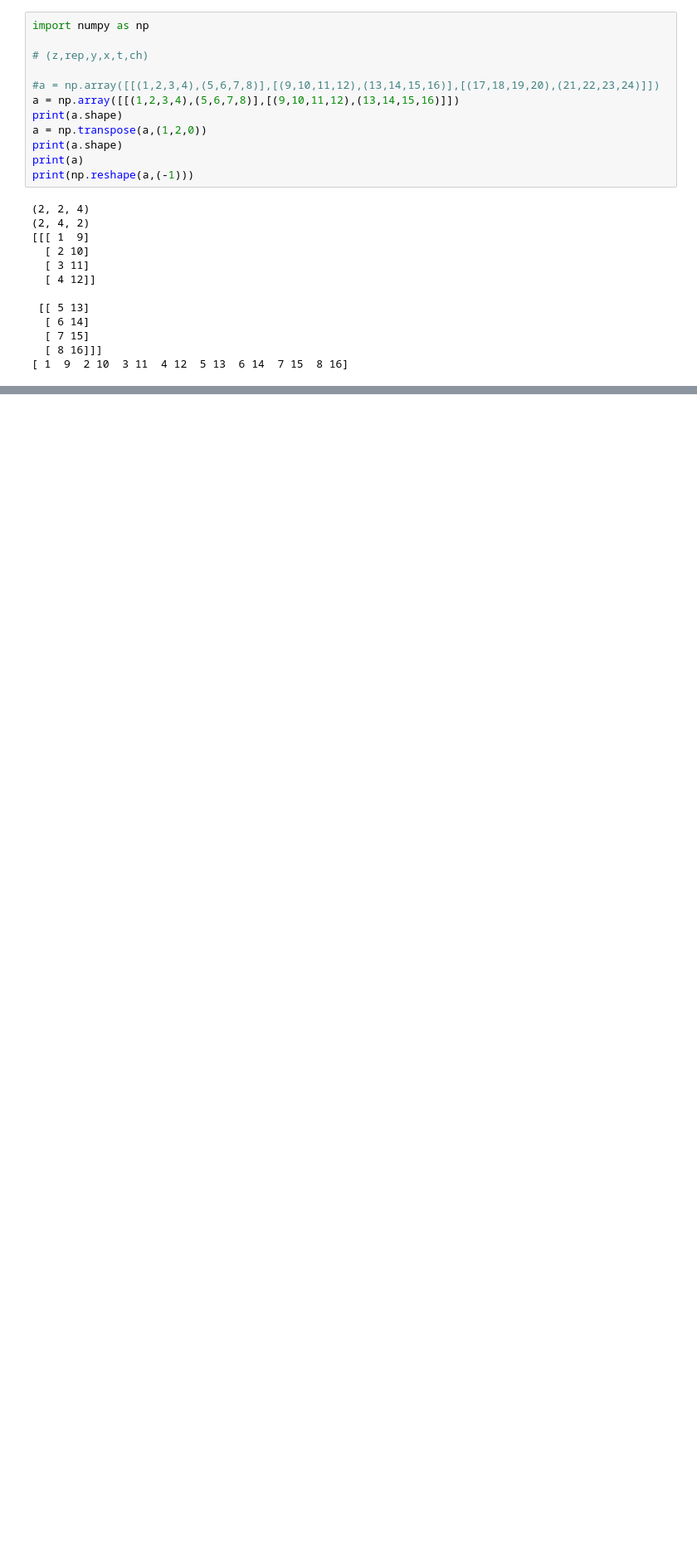
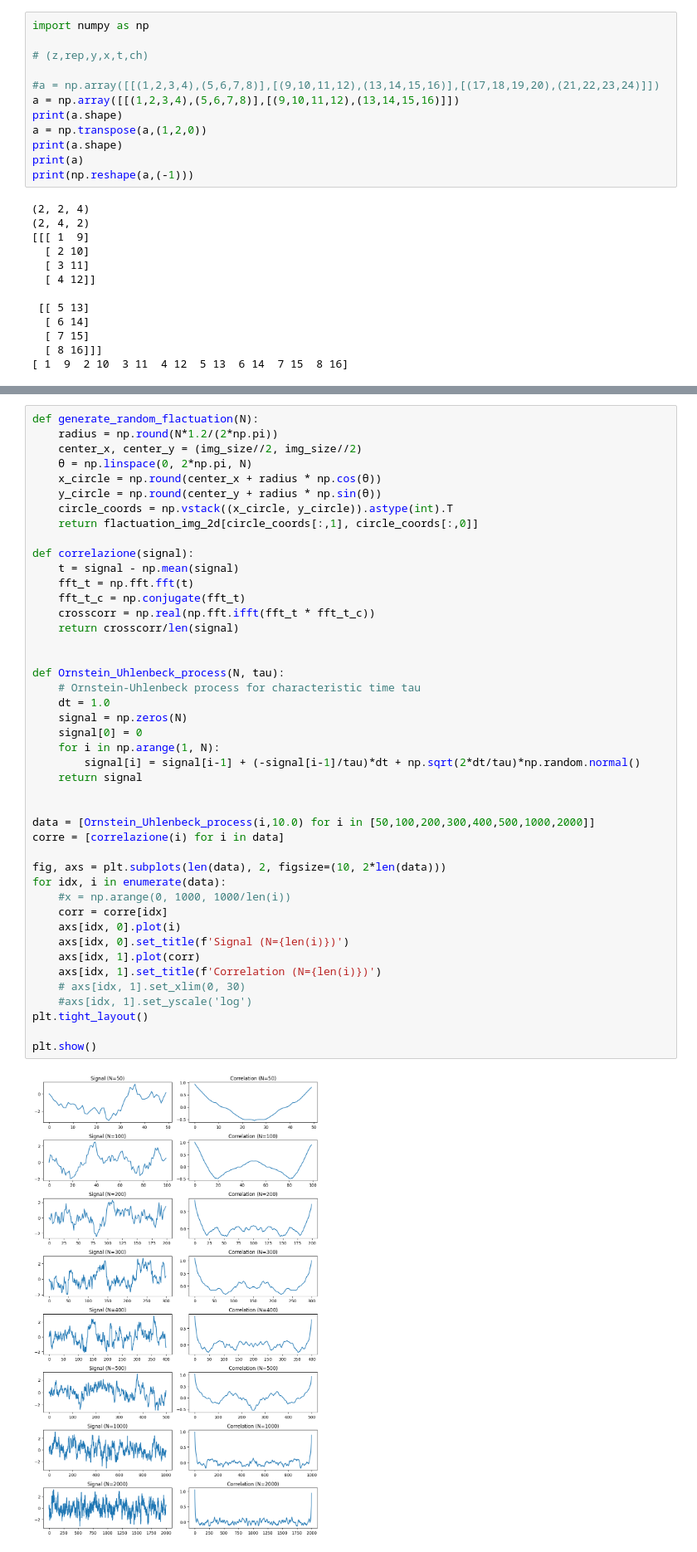
Before and after one commit to CarminatiGiovanni/tesi, a Jupyter notebook: test.ipynb, the cells around one changed output, grey strips where cells are left out. Shown at 83% size. Saved outputs shown, nothing was run; the diff lists cells and outputs as text; blank space fills up the shorter version.

```diff
--- a/test.ipynb
+++ b/test.ipynb
@@ -72,0 +133,46 @@ print(sigma_MC)
+# %%
+def generate_random_flactuation(N):
+    radius = np.round(N*1.2/(2*np.pi))
+    center_x, center_y = (img_size//2, img_size//2)
+    θ = np.linspace(0, 2*np.pi, N)
+    x_circle = np.round(center_x + radius * np.cos(θ))
+    y_circle = np.round(center_y + radius * np.sin(θ))
+    circle_coords = np.vstack((x_circle, y_circle)).astype(int).T
+    return flactuation_img_2d[circle_coords[:,1], circle_coords[:,0]]
+
+def correlazione(signal):
+    t = signal - np.mean(signal)
+    fft_t = np.fft.fft(t)
+    fft_t_c = np.conjugate(fft_t)
+    crosscorr = np.real(np.fft.ifft(fft_t * fft_t_c))
+    return crosscorr/len(signal)
+
+
+def Ornstein_Uhlenbeck_process(N, tau):
+    # Ornstein-Uhlenbeck process for characteristic time tau
+    dt = 1.0
+    signal = np.zeros(N)
+    signal[0] = 0
+    for i in np.arange(1, N):
+        signal[i] = signal[i-1] + (-signal[i-1]/tau)*dt + np.sqrt(2*dt/tau)*np.random.normal()
+    return signal
+
+
+data = [Ornstein_Uhlenbeck_process(i,10.0) for i in [50,100,200,300,400,500,1000,2000]]
+corre = [correlazione(i) for i in data]
+
+fig, axs = plt.subplots(len(data), 2, figsize=(10, 2*len(data)))
+for idx, i in enumerate(data):
+    #x = np.arange(0, 1000, 1000/len(i))
+    corr = corre[idx]
+    axs[idx, 0].plot(i)
+    axs[idx, 0].set_title(f'Signal (N={len(i)})')
+    axs[idx, 1].plot(corr)
+    axs[idx, 1].set_title(f'Correlation (N={len(i)})')
+    # axs[idx, 1].set_xlim(0, 30)
+    #axs[idx, 1].set_yscale('log')
+plt.tight_layout()
+
+plt.show()
+# %% [output]
+[figure, added]
```
Also changed, not shown: parts of 10 cells of this notebook, 5 other files.
